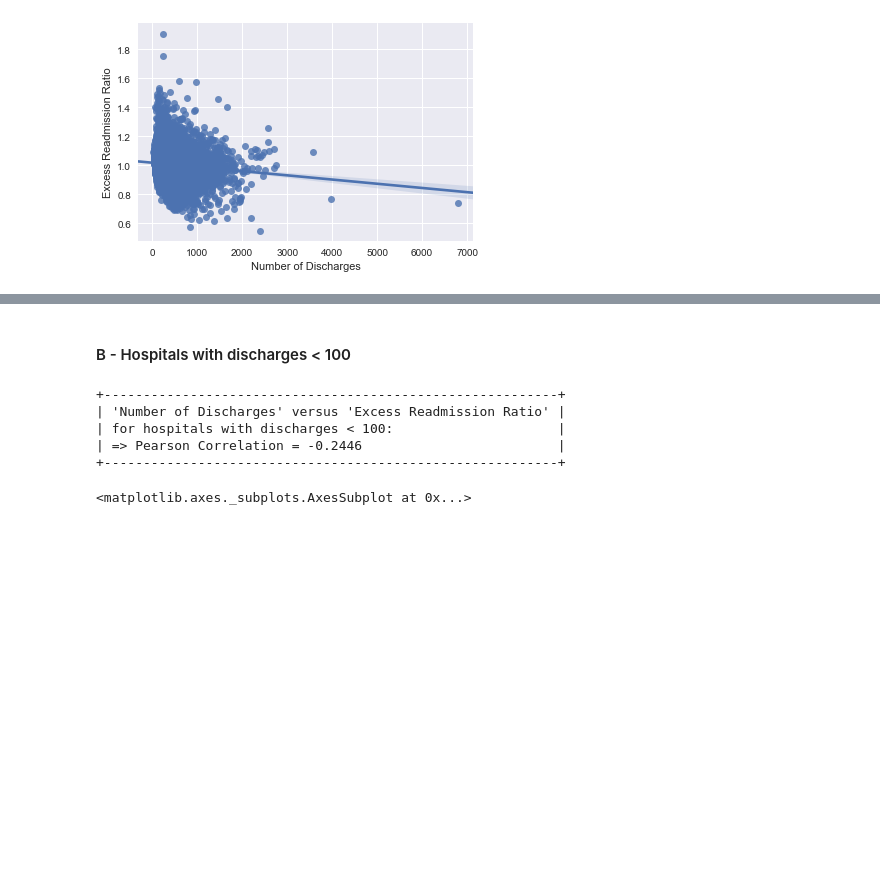
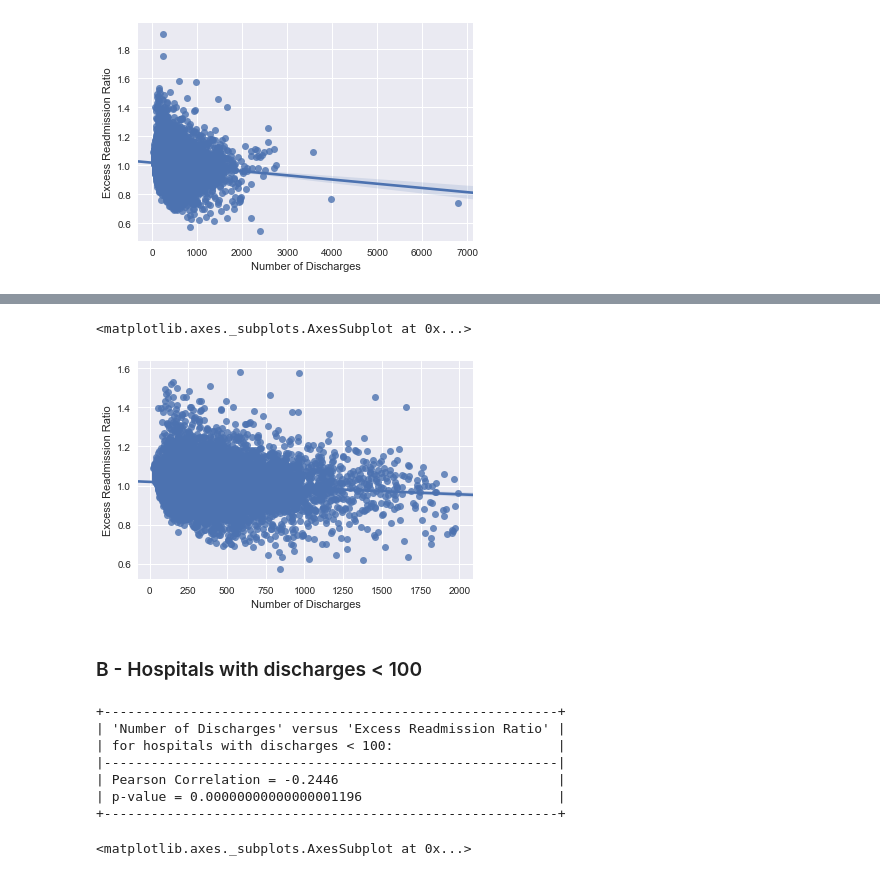
Before and after one commit to davicsilva/dsintensive, a Jupyter notebook: notebooks/eda-miniprojects/hospital_readmit/sliderule_dsi_inferential_statistics_exercise_3.ipynb, the cells around one changed output, grey strips where cells are left out. Cells and saved outputs as stored; diff of their text form; code cells hidden in the pictures; blank space fills up the shorter version.

```diff
--- a/notebooks/eda-miniprojects/hospital_readmit/sliderule_dsi_inferential_statistics_exercise_3.ipynb
+++ b/notebooks/eda-miniprojects/hospital_readmit/sliderule_dsi_inferential_statistics_exercise_3.ipynb
@@ -237,0 +245,12 @@ sns.regplot(x="Number of Discharges", y="Excess Readmission Ratio", data=df_temp
+# %%
+df_temp_a = df_temp.loc[(df_temp['Number of Discharges'] < 2000) & (df_temp['Excess Readmission Ratio'] < 1.6)]
+pearson, pvalue = pearson_corr = pearsonr(df_temp_a[['Number of Discharges']], df_temp_a[['Excess Readmission Ratio']])
+print("+----------------------------------------------------------+")
+print("| 'Number of Discharges' versus 'Excess Readmission Ratio' |")
+print("| for all hospitals with:                                  |")
+print("|    a) Excess Readmission Ratio < 1.6                     |")
+print("|    b) Number of Discharges < 2,000                       |")
+print("|----------------------------------------------------------|")
+print("| Pearson Correlation = %.4f                            |" %pearson[[0][0]])
+print("| p-value = %.30f               |" %pvalue[[0][0]])
+print("+----------------------------------------------------------+")
@@ -238,19 +267,29 @@ sns.regplot(x="Number of Discharges", y="Excess Readmission Ratio", data=df_temp
+# %%
+sns.set(color_codes=True)
+sns.regplot(x="Number of Discharges", y="Excess Readmission Ratio", data=df_temp_a)
+# %% [output]
+<matplotlib.axes._subplots.AxesSubplot at 0x...>
+[figure, added]
 # %% [markdown]
-#### B - Hospitals with discharges < 100
+### B - Hospitals with discharges < 100
 # %%
 df_temp_dischg100 = df_temp.loc[df_temp['Number of Discharges'] < 100]
-pearson_corr = pearsonr(df_temp_dischg100[['Number of Discharges']], df_temp_dischg100[['Excess Readmission Ratio']])[0][0]
-pearsonr(df_temp_dischg100[['Number of Discharges']], df_temp_dischg100[['Excess Readmission Ratio']])
+pearson,pvalue = pearsonr(df_temp_dischg100[['Number of Discharges']], df_temp_dischg100[['Excess Readmission Ratio']])
+pvalue2 = pvalue
 print("+----------------------------------------------------------+")
 print("| 'Number of Discharges' versus 'Excess Readmission Ratio' |")
 print("| for hospitals with discharges < 100:                     |")
-print("| => Pearson Correlation = %.4f                         |" %pearson_corr)
+print("|----------------------------------------------------------|")
+print("| Pearson Correlation = %.4f                            |" %pearson[[0][0]])
+print("| p-value = %.20f                         |" %pvalue[[0][0]])
 print("+----------------------------------------------------------+")
 # %% [output]
 +----------------------------------------------------------+
 | 'Number of Discharges' versus 'Excess Readmission Ratio' |
 | for hospitals with discharges < 100:                     |
-| => Pearson Correlation = -0.2446                         |
+|----------------------------------------------------------|
+| Pearson Correlation = -0.2446                            |
+| p-value = 0.00000000000000001196                         |
 +----------------------------------------------------------+
 # %%
 df_dischg_lt100 = clean_hospital_read_df[['Number of Discharges', 'Excess Readmission Ratio']].loc[(clean_hospital_read_df['Number of Discharges'] < 100) & (clean_hospital_read_df['Excess Readmission Ratio'] > 0)]
```
Also changed, not shown: parts of 22 cells of this notebook.
